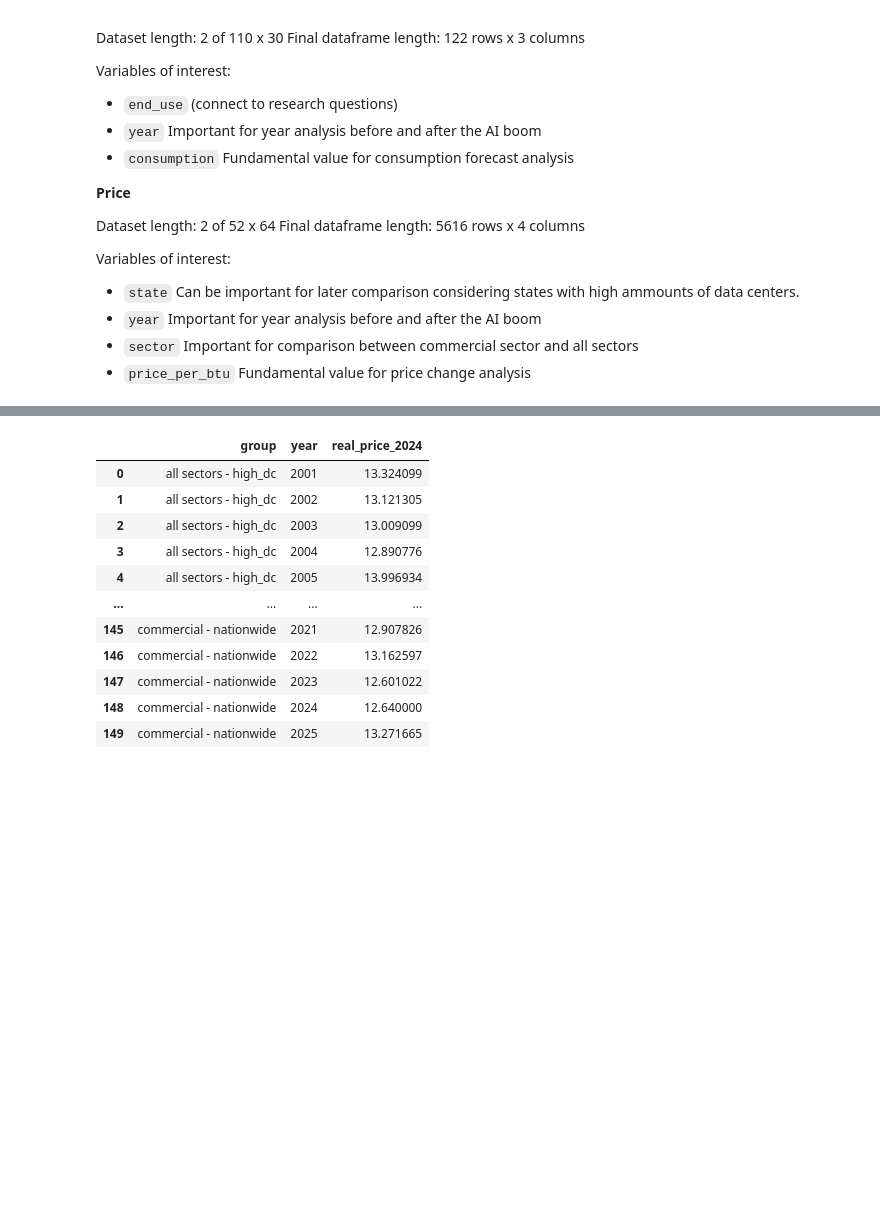
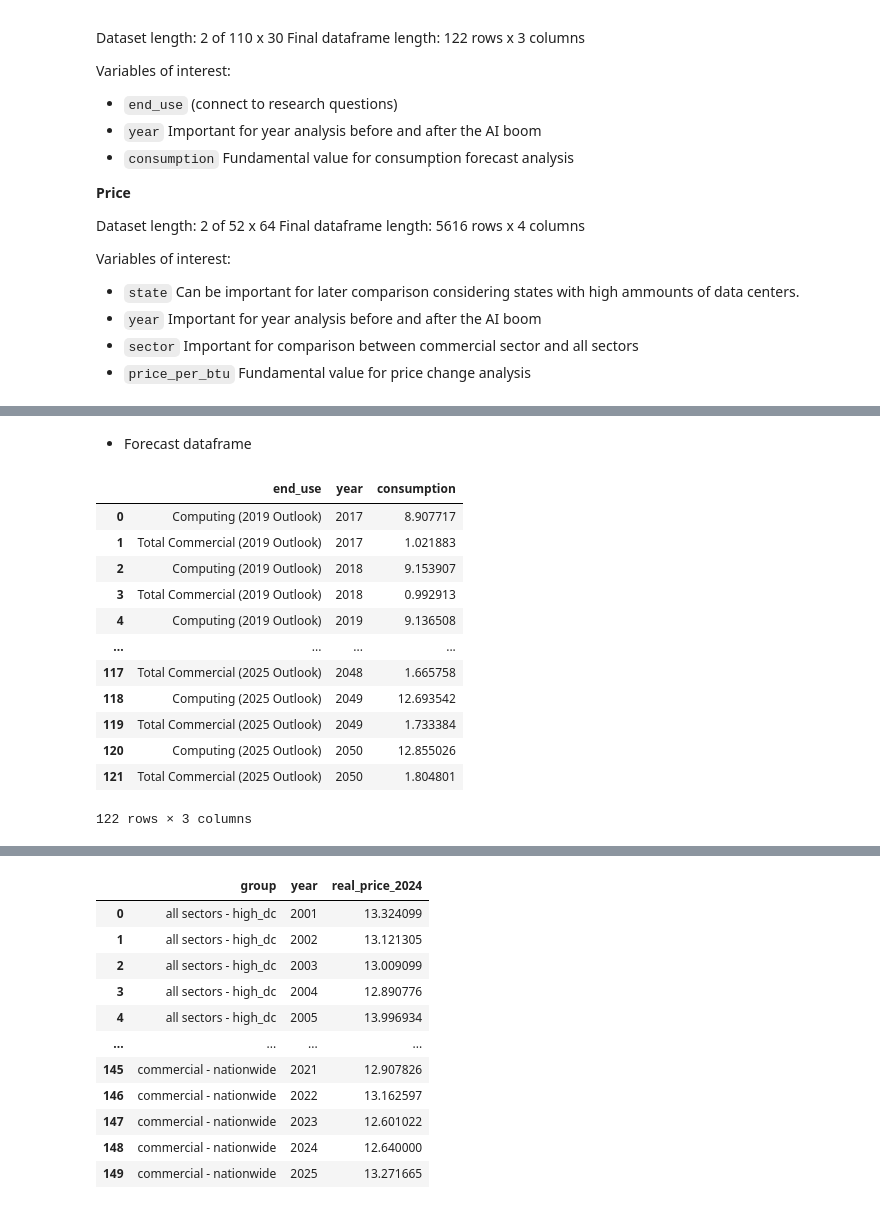
Before and after one commit to nickberredo/ai_energy_consumption, a Jupyter notebook: final_project.ipynb, the cells around one changed output, grey strips where cells are left out. Cells and saved outputs as stored; diff of their text form; code cells hidden in the pictures; blank space fills up the shorter version.

```diff
--- a/final_project.ipynb
+++ b/final_project.ipynb
@@ -261,0 +257,19 @@ print(prices_df)
+# %% [markdown]
+- Forecast dataframe
+# %%
+df_forecast = load_eia_forecast('outlook_2019.xlsx', 'outlook_2025.xlsx')
+df_forecast
+# %% [output]
+|  | end_use | year | consumption |
+| 0 | Computing (2019 Outlook) | 2017 | 8.907717 |
+| 1 | Total Commercial (2019 Outlook) | 2017 | 1.021883 |
+| 2 | Computing (2019 Outlook) | 2018 | 9.153907 |
+| 3 | Total Commercial (2019 Outlook) | 2018 | 0.992913 |
+| 4 | Computing (2019 Outlook) | 2019 | 9.136508 |
+| ... | ... | ... | ... |
+| 117 | Total Commercial (2025 Outlook) | 2048 | 1.665758 |
+| 118 | Computing (2025 Outlook) | 2049 | 12.693542 |
+| 119 | Total Commercial (2025 Outlook) | 2049 | 1.733384 |
+| 120 | Computing (2025 Outlook) | 2050 | 12.855026 |
+| 121 | Total Commercial (2025 Outlook) | 2050 | 1.804801 |
+122 rows × 3 columns
```
Also changed, not shown: parts of 24 cells of this notebook.
